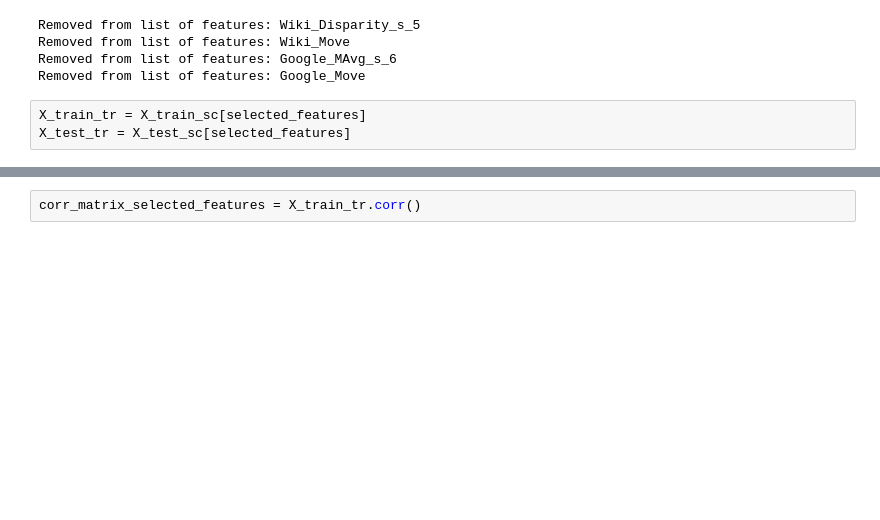
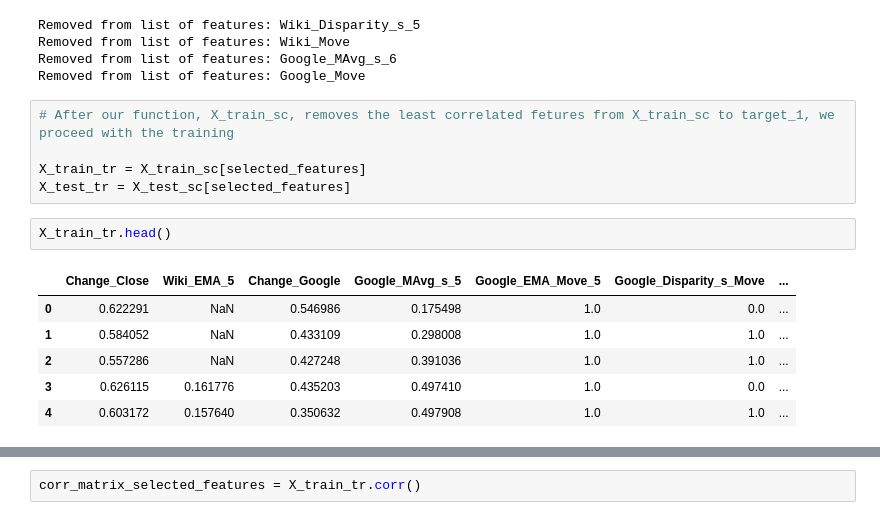
Before and after one commit to fabcabrera/Stock-Predictions, a Jupyter notebook: Fabrizio/DT Model Attempt.ipynb, the cells around one changed output, grey strips where cells are left out. Drawn from its saved outputs; the diff is of its cells as text; blank space fills up the shorter version.

```diff
--- a/Fabrizio/DT Model Attempt.ipynb
+++ b/Fabrizio/DT Model Attempt.ipynb
@@ -116,6 +157,17 @@ Removed from list of features: Wiki_Disparity_s_5
 Removed from list of features: Wiki_Move
 Removed from list of features: Google_MAvg_s_6
 Removed from list of features: Google_Move
-# %%
-X_train_tr = X_train_sc[selected_features]
-X_test_tr = X_test_sc[selected_features]
+# %%
+# After our function, X_train_sc, removes the least correlated fetures from X_train_sc to target_1, we proceed with the training
+
+X_train_tr = X_train_sc[selected_features]
+X_test_tr = X_test_sc[selected_features]
+# %%
+X_train_tr.head()
+# %% [output]
+|  | Change_Close | Wiki_EMA_5 | Change_Google | Google_MAvg_s_5 | Google_EMA_Move_5 | Google_Disparity_s_Move | ... |
+| 0 | 0.622291 | NaN | 0.546986 | 0.175498 | 1.0 | 0.0 | ... |
+| 1 | 0.584052 | NaN | 0.433109 | 0.298008 | 1.0 | 1.0 | ... |
+| 2 | 0.557286 | NaN | 0.427248 | 0.391036 | 1.0 | 1.0 | ... |
+| 3 | 0.626115 | 0.161776 | 0.435203 | 0.497410 | 1.0 | 0.0 | ... |
+| 4 | 0.603172 | 0.157640 | 0.350632 | 0.497908 | 1.0 | 1.0 | ... |
```
Also changed, not shown: parts of 20 cells of this notebook.
